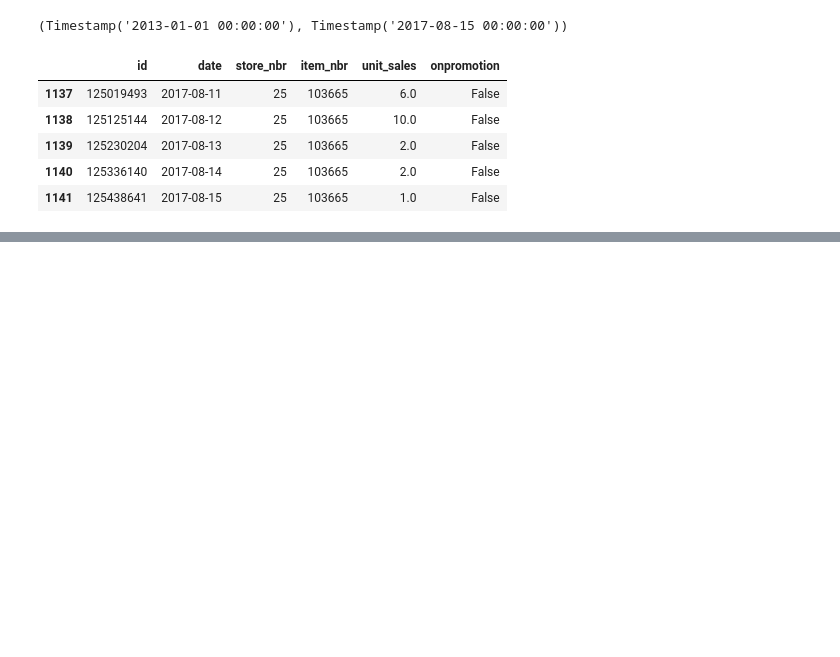
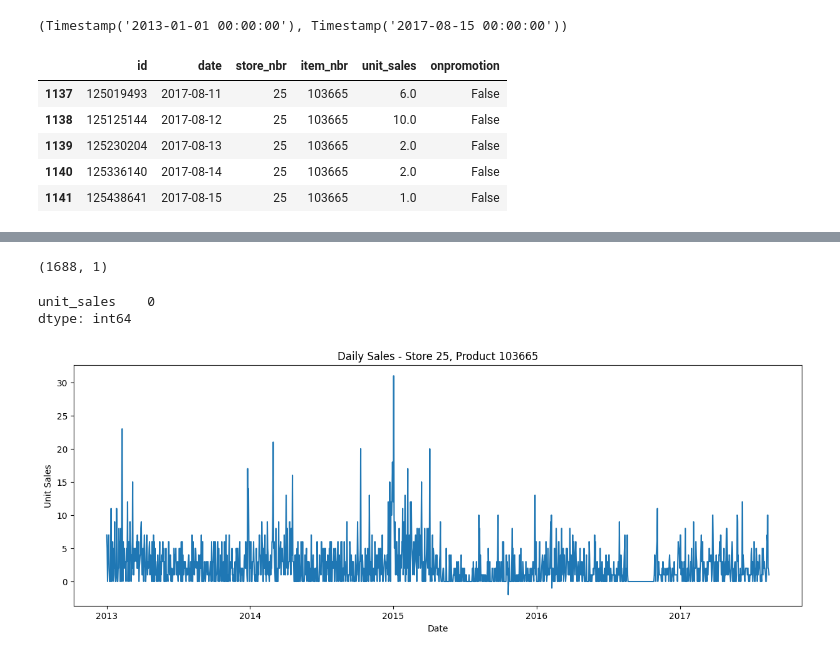
Before and after one commit to DeepakThakur10/demand-forecasting-inventory, a Jupyter notebook: notebooks/01_data_understanding.ipynb, the cells around one changed output, grey strips where cells are left out. Drawn from its saved outputs; the diff is of its cells as text; code cells hidden in the pictures; blank space fills up the shorter version.

```diff
--- a/notebooks/01_data_understanding.ipynb
+++ b/notebooks/01_data_understanding.ipynb
@@ -114,3 +114,7 @@ product_sales.tail()
 | 1139 | 125230204 | 2017-08-13 | 25 | 103665 | 2.0 | False |
 | 1140 | 125336140 | 2017-08-14 | 25 | 103665 | 2.0 | False |
 | 1141 | 125438641 | 2017-08-15 | 25 | 103665 | 1.0 | False |
+# %%
+product_sales = product_sales.sort_values("date").reset_index(drop=True)
+
+product_sales[["date", "unit_sales"]].head(15)
@@ -116,0 +158,4 @@ product_sales.tail()
+# %%
+product_sales["date_diff"] = product_sales["date"].diff().dt.days
+
+product_sales["date_diff"].value_counts().sort_index().head(15)
@@ -116,0 +257,8 @@ product_sales.tail()
+# %%
+product_sales.drop(columns="date_diff", inplace=True)
+# %%
+daily_sales = (
+    product_sales[["date", "unit_sales"]]
+    .set_index("date")
+    .asfreq("D", fill_value=0)
+)
@@ -116,0 +307,9 @@ product_sales.tail()
+# %%
+daily_sales.shape
+# %% [output]
+(1688, 1)
+# %%
+daily_sales.isnull().sum()
+# %% [output]
+unit_sales    0
+dtype: int64
@@ -116,0 +318,9 @@ product_sales.tail()
+# %%
+plt.figure(figsize=(15, 5))
+plt.plot(daily_sales.index, daily_sales["unit_sales"])
+plt.title("Daily Sales - Store 25, Product 103665")
+plt.xlabel("Date")
+plt.ylabel("Unit Sales")
+plt.show()
+# %% [output]
+[figure, added]
```
Also changed, not shown: parts of 58 cells of this notebook, 2 other files.
